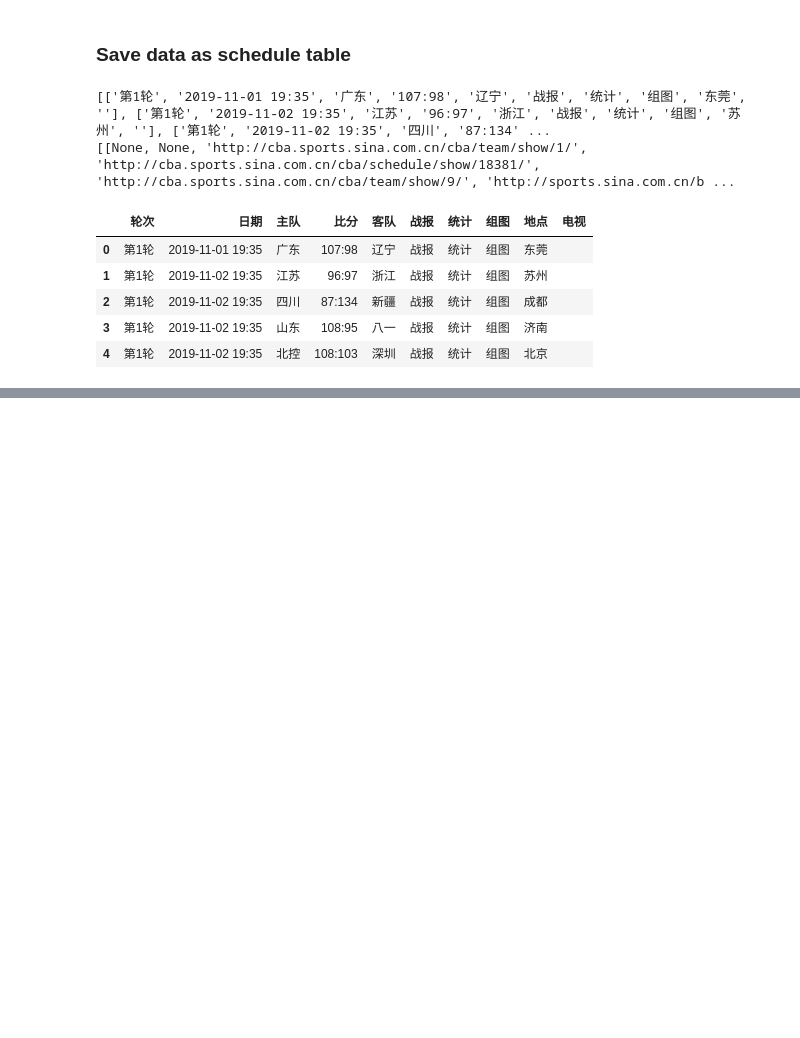
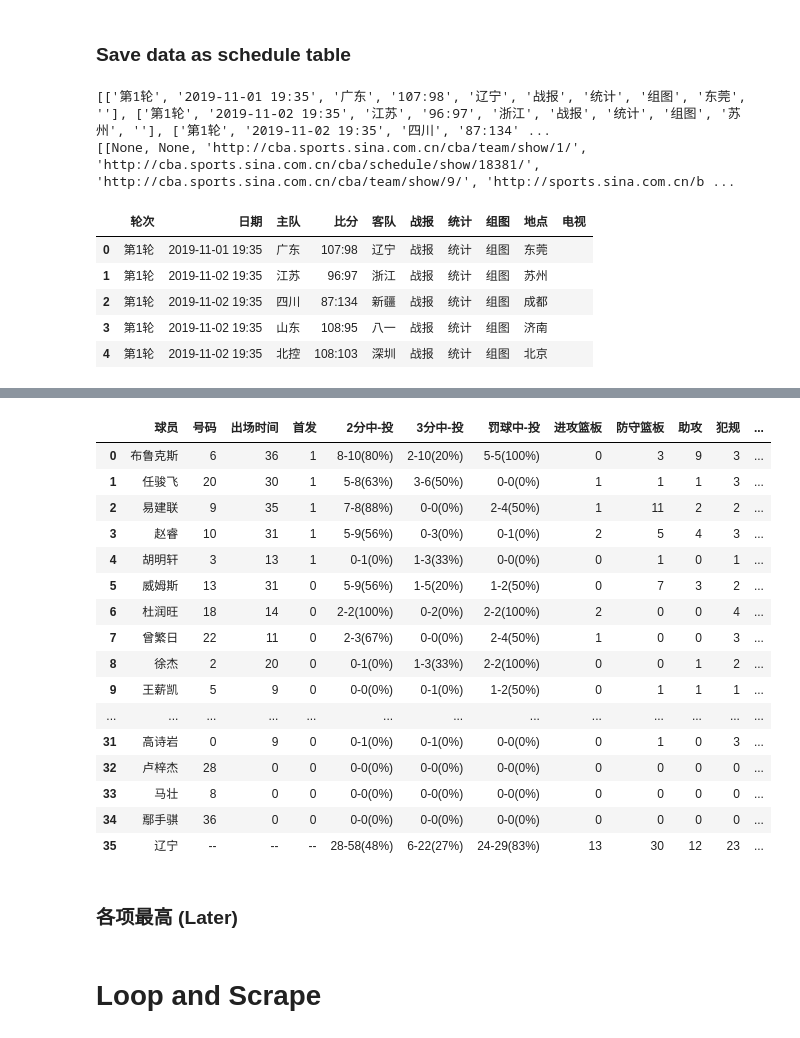
Before and after one commit to JJnotJimmyJohn/CBA-stats-dev, a Jupyter notebook: CBA_data_scrape.ipynb, the cells around one changed output, grey strips where cells are left out. Drawn from its saved outputs; the diff is of its cells as text; code cells hidden in the pictures; blank space fills up the shorter version.

Commit message:
Scrape all games datasets

```diff
--- a/CBA_data_scrape.ipynb
+++ b/CBA_data_scrape.ipynb
@@ -234,0 +450,22 @@ df_schedule_full.to_csv(f'StatsData/GamesSchedulePage_{datetime.date.today()}.cs
+# %%
+pd.concat([df_hometeam_details,df_awayteam_details],ignore_index=True)
+# %% [output]
+|  | 球员 | 号码 | 出场时间 | 首发 | 2分中-投 | 3分中-投 | 罚球中-投 | 进攻篮板 | 防守篮板 | 助攻 | 犯规 | ... |
+| 0 | 布鲁克斯 | 6 | 36 | 1 | 8-10(80%) | 2-10(20%) | 5-5(100%) | 0 | 3 | 9 | 3 | ... |
+| 1 | 任骏飞 | 20 | 30 | 1 | 5-8(63%) | 3-6(50%) | 0-0(0%) | 1 | 1 | 1 | 3 | ... |
+| 2 | 易建联 | 9 | 35 | 1 | 7-8(88%) | 0-0(0%) | 2-4(50%) | 1 | 11 | 2 | 2 | ... |
+| 3 | 赵睿 | 10 | 31 | 1 | 5-9(56%) | 0-3(0%) | 0-1(0%) | 2 | 5 | 4 | 3 | ... |
+| 4 | 胡明轩 | 3 | 13 | 1 | 0-1(0%) | 1-3(33%) | 0-0(0%) | 0 | 1 | 0 | 1 | ... |
+| 5 | 威姆斯 | 13 | 31 | 0 | 5-9(56%) | 1-5(20%) | 1-2(50%) | 0 | 7 | 3 | 2 | ... |
+| 6 | 杜润旺 | 18 | 14 | 0 | 2-2(100%) | 0-2(0%) | 2-2(100%) | 2 | 0 | 0 | 4 | ... |
+| 7 | 曾繁日 | 22 | 11 | 0 | 2-3(67%) | 0-0(0%) | 2-4(50%) | 1 | 0 | 0 | 3 | ... |
+| 8 | 徐杰 | 2 | 20 | 0 | 0-1(0%) | 1-3(33%) | 2-2(100%) | 0 | 0 | 1 | 2 | ... |
+| 9 | 王薪凯 | 5 | 9 | 0 | 0-0(0%) | 0-1(0%) | 1-2(50%) | 0 | 1 | 1 | 1 | ... |
+| ... | ... | ... | ... | ... | ... | ... | ... | ... | ... | ... | ... | ... |
+| 31 | 高诗岩 | 0 | 9 | 0 | 0-1(0%) | 0-1(0%) | 0-0(0%) | 0 | 1 | 0 | 3 | ... |
+| 32 | 卢梓杰 | 28 | 0 | 0 | 0-0(0%) | 0-0(0%) | 0-0(0%) | 0 | 0 | 0 | 0 | ... |
+| 33 | 马壮 | 8 | 0 | 0 | 0-0(0%) | 0-0(0%) | 0-0(0%) | 0 | 0 | 0 | 0 | ... |
+| 34 | 鄢手骐 | 36 | 0 | 0 | 0-0(0%) | 0-0(0%) | 0-0(0%) | 0 | 0 | 0 | 0 | ... |
+| 35 | 辽宁 | -- | -- | -- | 28-58(48%) | 6-22(27%) | 24-29(83%) | 13 | 30 | 12 | 23 | ... |
+# %% [markdown]
+###  各项最高 (Later)
@@ -234,0 +475,2 @@ df_schedule_full.to_csv(f'StatsData/GamesSchedulePage_{datetime.date.today()}.cs
+# %% [markdown]
+# Loop and Scrape
```
Also changed, not shown: parts of 36 cells of this notebook, 2 other files.
